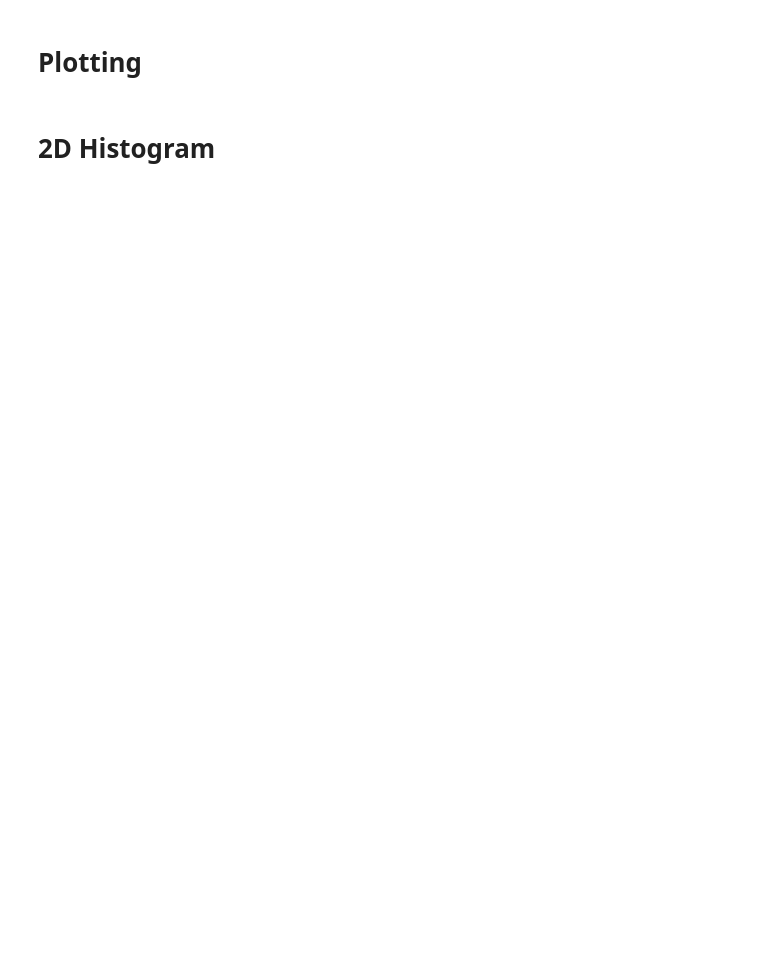
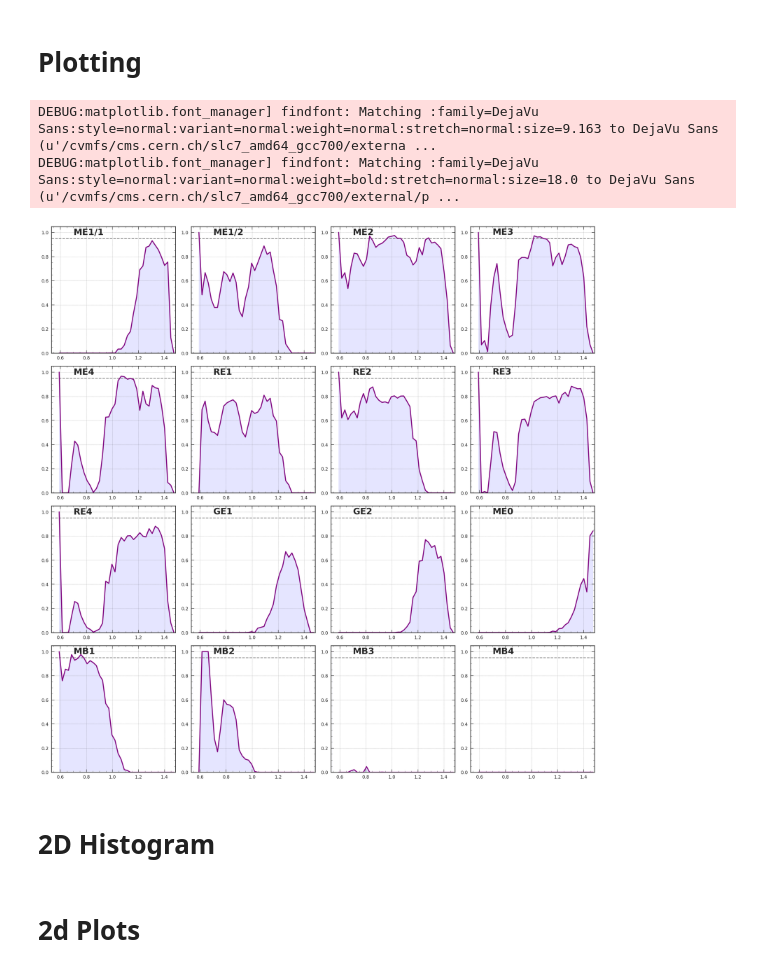
Before and after one commit to srosenzweig09/L1TMuonSimulationsMar2017, a Jupyter notebook: Analyzers/test4/x_mask_PU0_PhaseIITDRSpring19_csc0_suzcopy.ipynb, the cells around one changed output. Cells and saved outputs as stored; diff of their text form; code cells hidden in the pictures; blank space fills up the shorter version.

Commit message:
Updated etastar function.

```diff
--- a/Analyzers/test4/x_mask_PU0_PhaseIITDRSpring19_csc0_suzcopy.ipynb
+++ b/Analyzers/test4/x_mask_PU0_PhaseIITDRSpring19_csc0_suzcopy.ipynb
@@ -413,3 +351,18 @@ pt_cut_d0      = no_pt_cut_d0[pt_cut_mask]
 pt_cut_etastar = no_pt_cut_etastar[pt_cut_mask]
 pt_cut_eta     = no_pt_cut_eta[pt_cut_mask]
 pt_cut_rvtx    = no_pt_cut_rvtx[pt_cut_mask]
+pt_cut_pt      = no_pt_cut_pt[pt_cut_mask]
+pt_cut_invpt   = no_pt_cut_invpt[pt_cut_mask]
+pt_cut_z       = no_pt_cut_z[pt_cut_mask]
+
+pt_cut_hit_theta = hit_theta[pt_cut_mask]
+pt_cut_hit_phi   = hit_phi[pt_cut_mask]
+pt_cut_hit_z     = hit_z[pt_cut_mask]
+pt_cut_hit_r     = hit_r[pt_cut_mask]
+
+deltaz = np.abs(pt_cut_hit_z - pt_cut_z)
+deltar = []
+for i in range(16):
+  deltar.append(pt_cut_hit_r)
+deltar = np.transpose(np.asarray(deltar))
+deltar = np.abs(deltar - np.abs(pt_cut_rvtx))
@@ -420,11 +369,3 @@ np.savez('displaced_muons_with_pt_cut_v4',
-# %%
-npzfile2=np.load('displaced_muons_with_pt_cut_v4.npz')
-
-pt_cut_etastar            = npzfile2['arr_0']
-pt_cut_eta                = npzfile2['arr_1']
-pt_cut_d0                 = npzfile2['arr_2']
-pt_cut_rvtx               = npzfile2['arr_3']
-pt_cut_hits               = npzfile2['arr_4']
 # %% [markdown]
 # Plotting
 # %%
@@ -456,7 +397,7 @@ fig, axs = plt.subplots(nlayers/4, 4, figsize=(4*4,(nlayers/4)*4), tight_layout=
 
 # xmin, xmax = 0.7, 3.0 # Eta/etastar bounds
 # xmin, xmax = -150.0, 150.0 # d0 bounds
-xmin, xmax = -0.5, 0.5 # pT bounds
+# xmin, xmax = -0.5, 0.5 # pT bounds
 ymin, ymax = 0.0, 1.05 # Efficiency bounds
 nbinsx = 40
 
@@ -464,43 +405,49 @@ nbinsx = 40
 
 for i in xrange(nlayers):
 #   xdata = pt_cut_eta.copy()
-  x_mask = out_hits.copy().astype(np.bool)
+  x_mask = pt_cut_hits.copy().astype(np.bool)
   mask = x_mask[...,i]
   valid = ~mask
-#   xdata = pt_cut_etastar_corr[:,i].copy()
-  xdata = out_part_invpt
+#   xdata = pt_cut_etastar[:,i].copy()
+  xdata = np.arctan(np.divide(deltar[:,i],deltaz))
+  xmin, xmax = min(xdata),max(xdata)
+#   xdata = out_part_invpt
 #   xdata, maskdata, v = create_station_data(i,uncut_data)
   denom_hist, edges = np.histogram(xdata, bins=nbinsx, range=(xmin,xmax))
   num_hist, edges = np.histogram(xdata[valid], bins=nbinsx, range=(xmin,xmax))
 
 #   if i > 11:
 #     mask = x_mask[...,i]
 #     valid = ~mask  # valid hits
 #     denom_hist, edges = np.histogram(uncut_data, bins=nbinsx, range=(xmin,xmax))
 #     num_hist, edges = np.histogram(uncut_data[valid], bins=nbinsx, range=(xmin,xmax))
 
   eff_hist = np.true_divide(num_hist, denom_hist)
 
   xdata = (edges[1:] + edges[:-1])/2
   ydata = eff_hist
 #   ydata = num_hist
 
   ax = axs[i/4,i%4]
   ax.text(0.7,0.98,stations[i],weight='bold',fontsize=18)
-  ax.errorbar(xdata, ydata, color='blue', marker=',', capsize=0, lw=2)
+  ax.errorbar(xdata, ydata, color='purple', marker=',', capsize=0, lw=2)
   ax.fill_between(xdata, 0, ydata, color='blue', alpha=0.1)
 
 
-  for x in [0.8, 1.24, 1.56, 1.7, 1.8, 1.98, 2.16, 2.4]:  # vertical lines
-    ax.plot([x,x], [ymin,ymax], '--', color='grey')
+#   for x in [0.8, 1.24, 1.56, 1.7, 1.8, 1.98, 2.16, 2.4]:  # vertical lines
+#     ax.plot([x,x], [ymin,ymax], '--', color='grey')
   for y in [0.95]:  # horizontal lines
     ax.plot([xmin,xmax], [y,y], '--', color='grey')
   ax.set_xlim(xmin,xmax)
   ax.set_ylim(ymin,ymax)
 #   ax.set_ylabel('d0')
 #   ax.set_xlabel('etastar')
 
 plt.show()
+# %% [output]
+DEBUG:matplotlib.font_manager] findfont: Matching :family=DejaVu Sans:style=normal:variant=normal:weight=normal:stretch=normal:size=9.163 to DejaVu Sans (u'/cvmfs/cms.cern.ch/slc7_amd64_gcc700/externa ...
+DEBUG:matplotlib.font_manager] findfont: Matching :family=DejaVu Sans:style=normal:variant=normal:weight=bold:stretch=normal:size=18.0 to DejaVu Sans (u'/cvmfs/cms.cern.ch/slc7_amd64_gcc700/external/p ...
+[figure, added]
 # %% [markdown]
 # 2D Histogram
 # %%
@@ -528,6 +475,8 @@ def my_hist2d(eff_hist, xedges, yedges, ax, cmap=None, colorbar=False):
   if colorbar:
     cb = plt.colorbar(image, ax=ax)#, norm=mpl.colors.Normalize(vmin=0.0, vmax=1.0),extend='both')
   return h, edges, yedges, image
+# %% [markdown]
+# 2d Plots
 # %%
 # 2d efficiency plots
 
```
Also changed, not shown: parts of 13 cells of this notebook, 1 other file.
